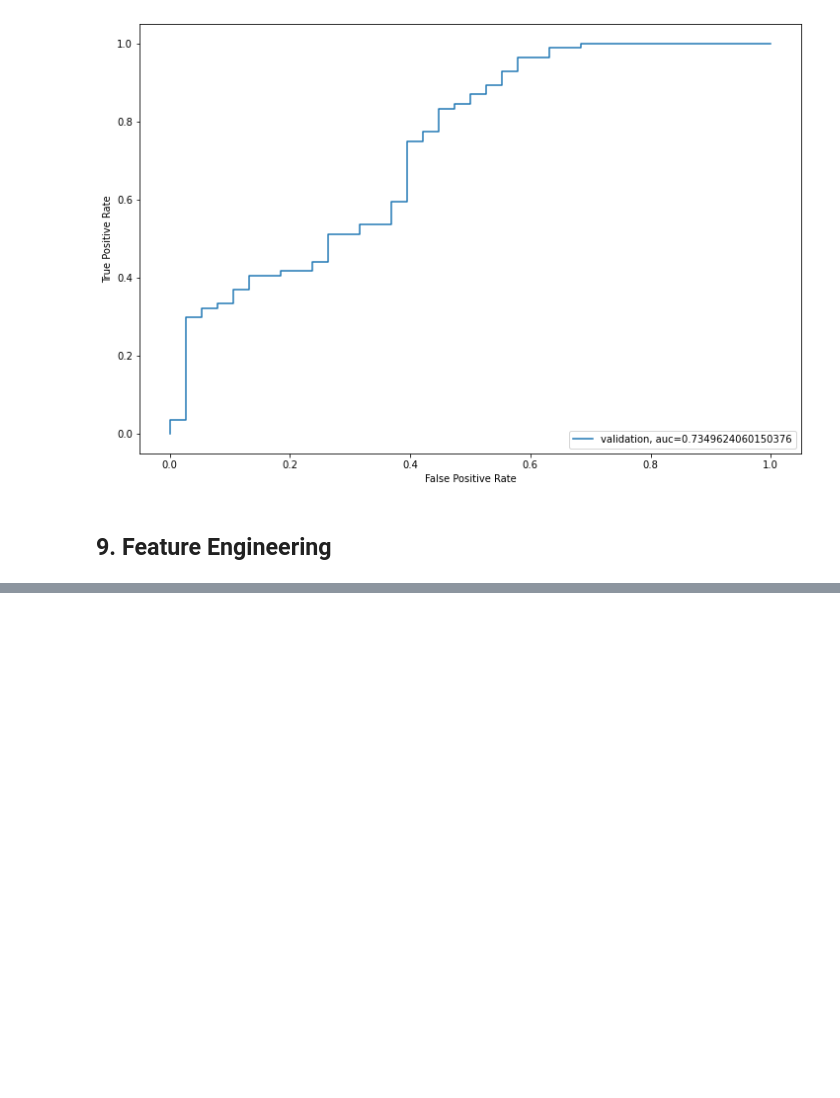
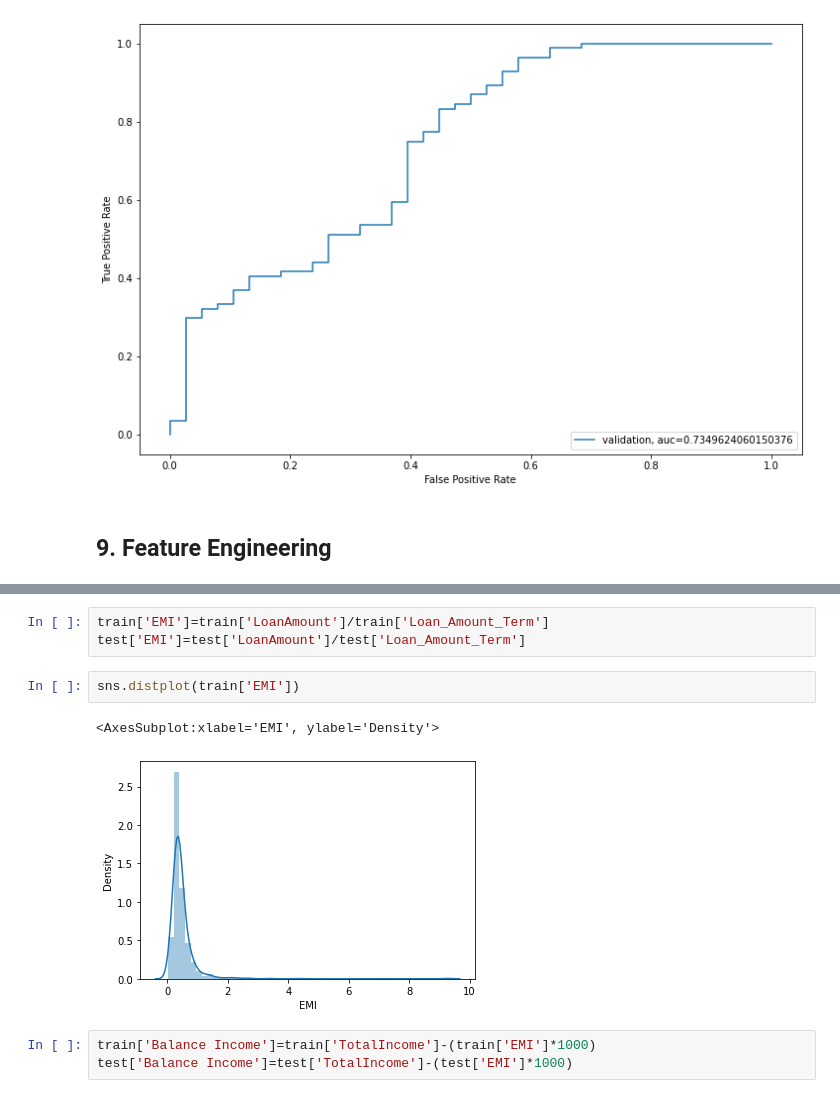
Before and after one commit to m0100434/LoanPrediction, a Jupyter notebook: LoanPrediction.ipynb, the cells around one changed output, grey strips where cells are left out. Saved outputs shown, nothing was run; the diff lists cells and outputs as text; blank space fills up the shorter version.

```diff
--- a/LoanPrediction.ipynb
+++ b/LoanPrediction.ipynb
@@ -565,0 +585,11 @@ plt.show()
+# %%
+train['EMI']=train['LoanAmount']/train['Loan_Amount_Term']
+test['EMI']=test['LoanAmount']/test['Loan_Amount_Term']
+# %%
+sns.distplot(train['EMI'])
+# %% [output]
+<AxesSubplot:xlabel='EMI', ylabel='Density'>
+[figure, added]
+# %%
+train['Balance Income']=train['TotalIncome']-(train['EMI']*1000)
+test['Balance Income']=test['TotalIncome']-(test['EMI']*1000)
```
Also changed, not shown: parts of 35 cells of this notebook.
